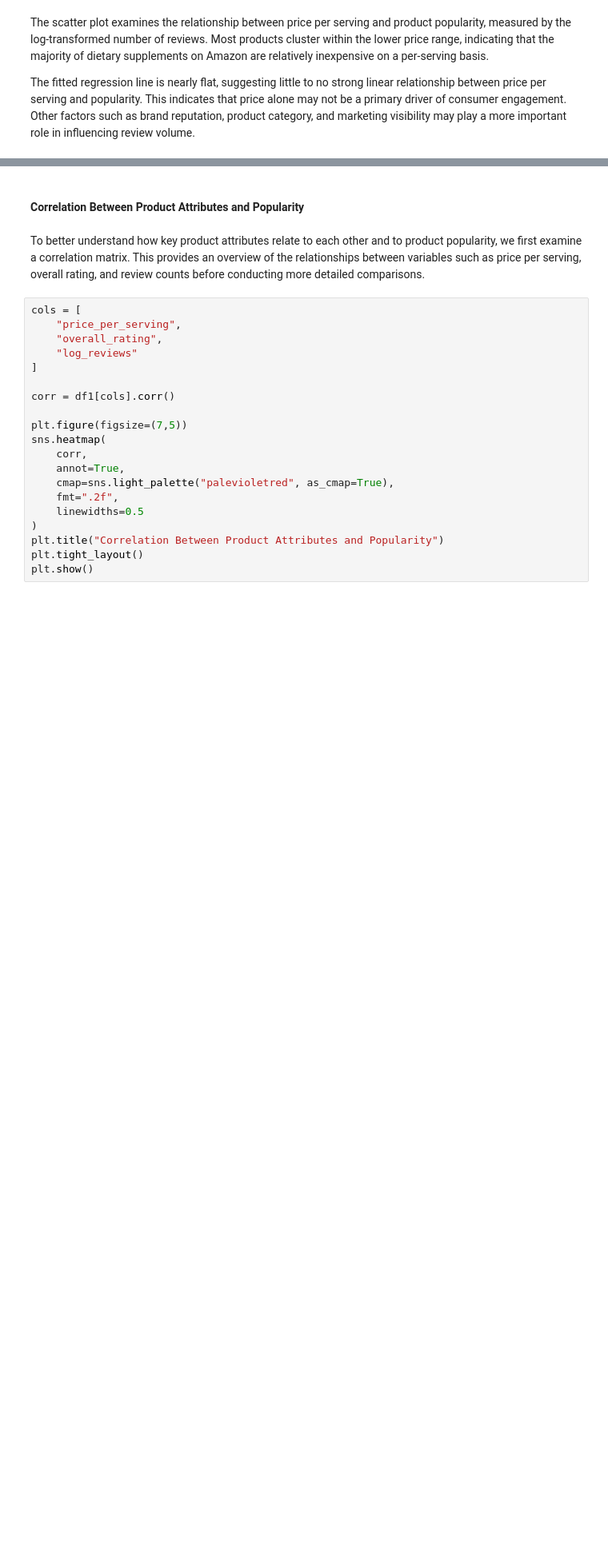
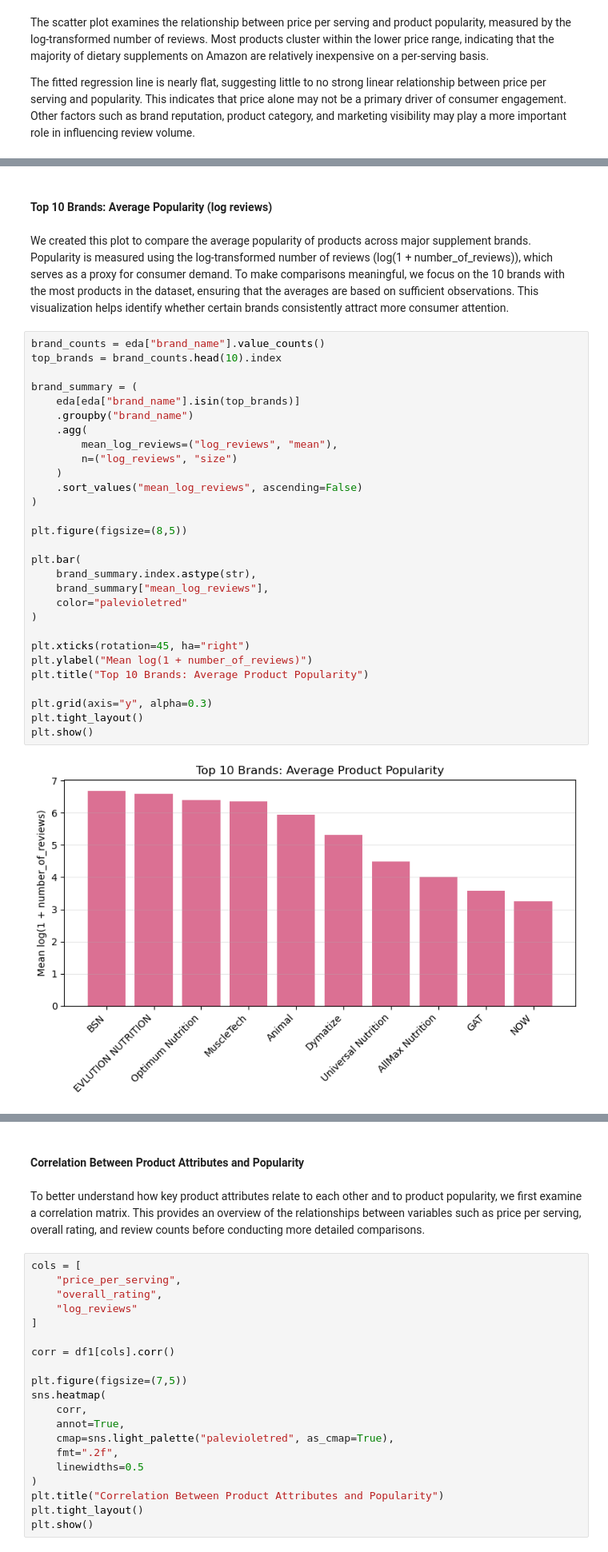
Before and after one commit to COGS108/Group129_WI26, a Jupyter notebook: 03-FinalProject.ipynb, the cells around one changed output, grey strips where cells are left out. Shown at 80% size. Drawn from its saved outputs; the diff is of its cells as text; blank space fills up the shorter version.

```diff
--- a/03-FinalProject.ipynb
+++ b/03-FinalProject.ipynb
@@ -440,0 +504,35 @@ The fitted regression line is nearly flat, suggesting little to no strong linear
+# %% [markdown]
+#### Top 10 Brands: Average Popularity (log reviews)
+# %% [markdown]
+We created this plot to compare the average popularity of products across major supplement brands. Popularity is measured using the log-transformed number of reviews (log(1 + number_of_reviews)), which serves as a proxy for consumer demand. To make comparisons meaningful, we focus on the 10 brands with the most products in the dataset, ensuring that the averages are based on sufficient observations. This visualization helps identify whether certain brands consistently attract more consumer attention.
+# %%
+brand_counts = eda["brand_name"].value_counts()
+top_brands = brand_counts.head(10).index
+
+brand_summary = (
+    eda[eda["brand_name"].isin(top_brands)]
+    .groupby("brand_name")
+    .agg(
+        mean_log_reviews=("log_reviews", "mean"),
+        n=("log_reviews", "size")
+    )
+    .sort_values("mean_log_reviews", ascending=False)
+)
+
+plt.figure(figsize=(8,5))
+
+plt.bar(
+    brand_summary.index.astype(str),
+    brand_summary["mean_log_reviews"],
+    color="palevioletred"
+)
+
+plt.xticks(rotation=45, ha="right")
+plt.ylabel("Mean log(1 + number_of_reviews)")
+plt.title("Top 10 Brands: Average Product Popularity")
+
+plt.grid(axis="y", alpha=0.3)
+plt.tight_layout()
+plt.show()
+# %% [output]
+[figure, added]
```
Also changed, not shown: parts of 29 cells of this notebook.
